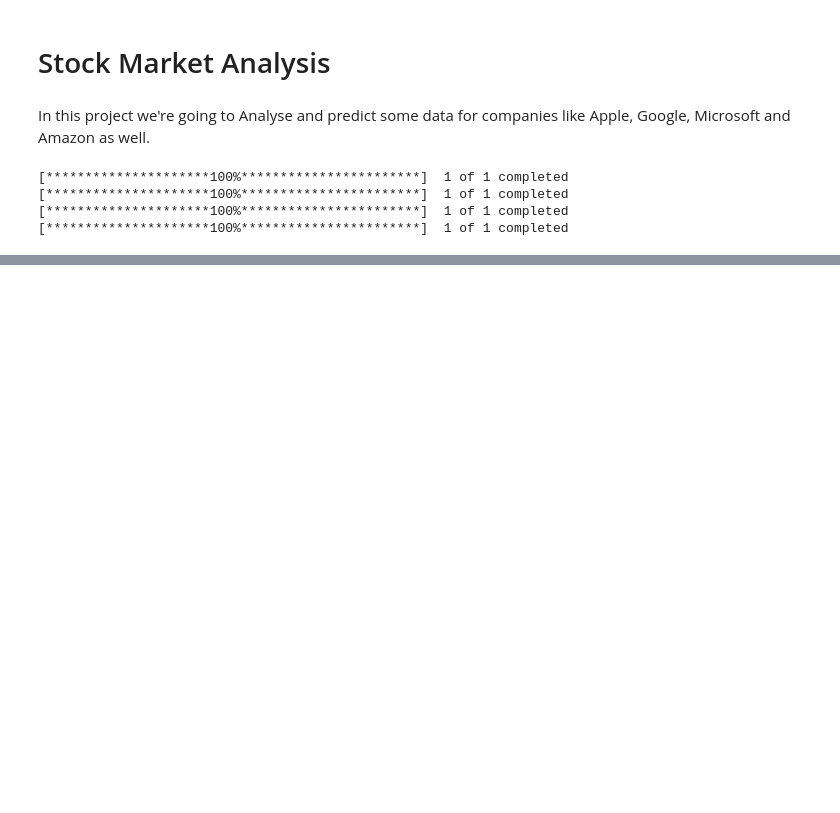
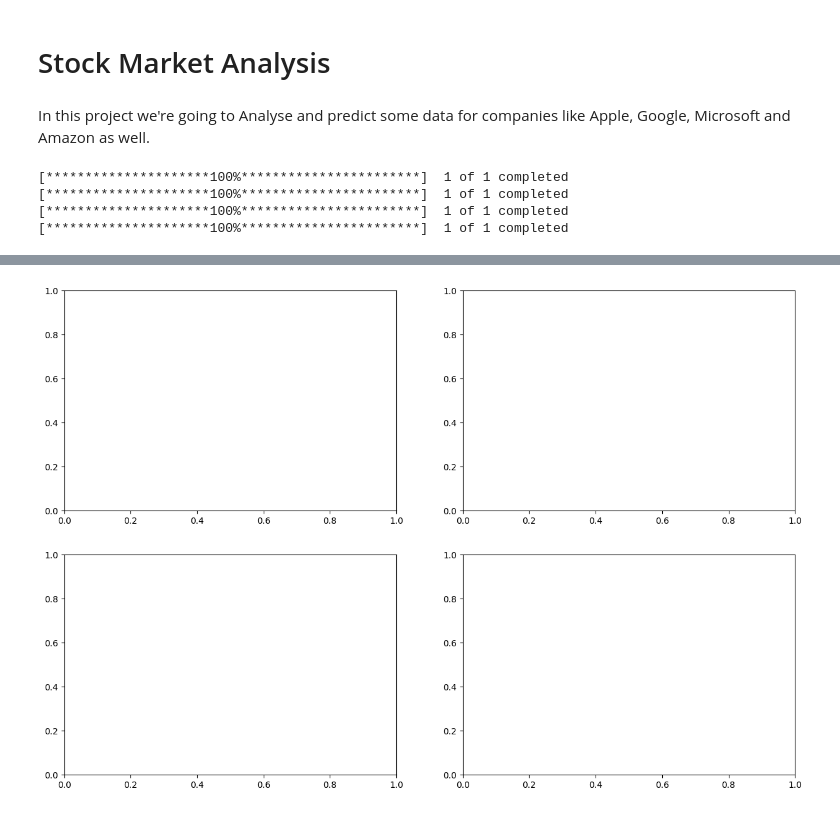
Before and after one commit to earo12/Stock-Market-Analysis, a Jupyter notebook: Stock_Market_Analysis.ipynb, the cells around one changed output, grey strips where cells are left out. Cells and saved outputs as stored; diff of their text form; code cells hidden in the pictures; blank space fills up the shorter version.

Commit message:
Added four subplots

```diff
--- a/Stock_Market_Analysis.ipynb
+++ b/Stock_Market_Analysis.ipynb
@@ -131,3 +131,10 @@ fig.tight_layout()
 # %%
 for company in com_lis:
     company['Daily Return'] = company['Adj Close'].pct_change()
+
+
+fig, axes = plt.subplots(nrows = 2, ncols = 2)
+fig.set_figheight(10)
+fig.set_figwidth(15)
+# %% [output]
+[figure, added]
```
Also changed, not shown: parts of 6 cells of this notebook.
